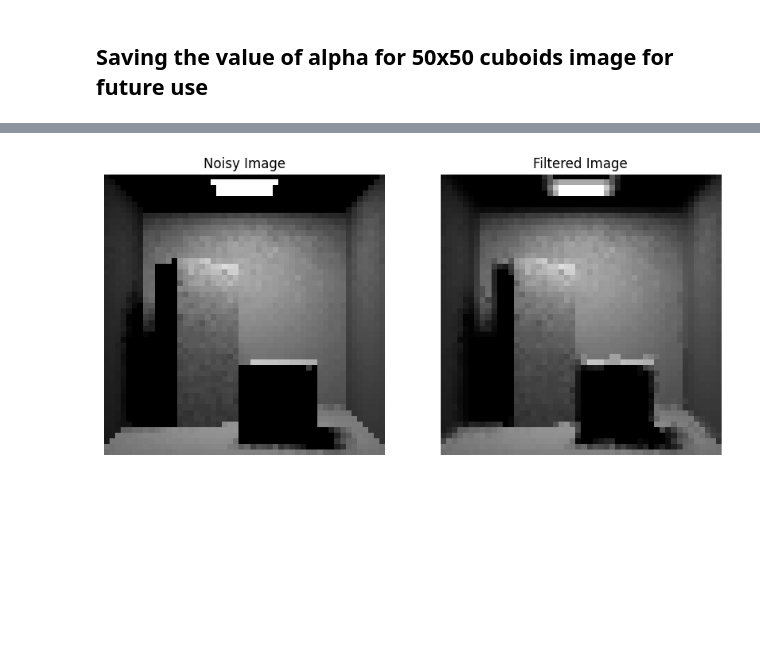
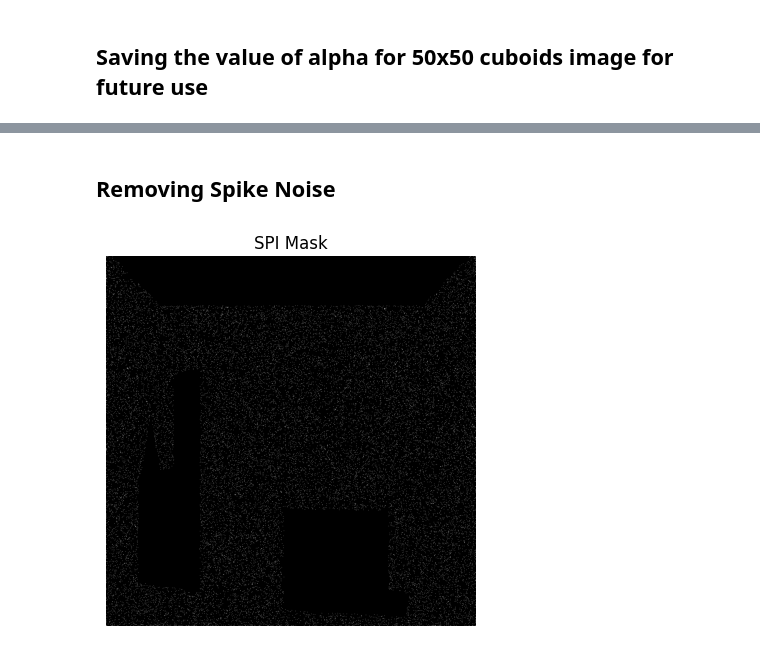
Before and after one commit to Vinit2244/Monte-Carlo-Noise-Removal-using-Sobel-Operator-and-Guided-Image-Filter, a Jupyter notebook: src/main2.ipynb, the cells around one changed output, grey strips where cells are left out. Cells and saved outputs as stored; diff of their text form; code cells hidden in the pictures; blank space fills up the shorter version.

```diff
--- a/src/main2.ipynb
+++ b/src/main2.ipynb
@@ -453,7 +426,7 @@ plt.show()
 # %% [markdown]
 ## Saving the value of alpha for 50x50 cuboids image for future use
 # %%
-with open("alpha_value.txt", "w") as f:
+with open("alpha_value23323.txt", "w") as f:
     for i in range(alpha_op.shape[0]):
         for j in range(alpha_op.shape[1]):
             f.write(str(alpha_op[i, j]) + " ")
@@ -472,13 +447,50 @@ filtered_image = cross_bilateral_filter(noisy_image, filtered_texture, filtered_
-# %%
-fig, ax = plt.subplots(1, 2, figsize=(10, 5))
-ax[0].imshow(noisy_image, cmap='gray')
-ax[0].set_title("Noisy Image")
-ax[0].axis('off')
-
-ax[1].imshow(filtered_image, cmap='gray')
-ax[1].set_title("Filtered Image")
-ax[1].axis('off')
-
-plt.show()
-# %% [output]
-[figure, removed]
+# %% [markdown]
+## Removing Spike Noise
+# %%
+def calculate_spi_mask(image, gradient_image, kernel_size=3):
+    gradient_image = gradient_image.astype(np.float32)
+    image = image.astype(np.float32)
+
+    pad_size = kernel_size // 2
+    padded_image = np.pad(image, pad_size, mode='reflect')
+    padded_gradient = np.pad(gradient_image, pad_size, mode='reflect')
+
+    height, width = image.shape
+    spi_mask = np.zeros_like(image, dtype=np.float32)
+
+    for i in range(height):
+        for j in range(width):
+            # Extract the kernel
+            kernel = padded_image[i:i + kernel_size, j:j + kernel_size]
+            grad_kernel = padded_gradient[i:i + kernel_size, j:j + kernel_size]
+
+            # Compute mean and standard deviation
+            mean_i = np.mean(kernel)
+            stdev_i = np.std(kernel)
+
+            # Center pixel
+            C_i = image[i, j]
+
+            # Gradient at center pixel
+            gra_i = gradient_image[i, j]
+
+            # Compute SPI value
+            spi_mask[i, j] = np.abs(mean_i - C_i) - max(gra_i, stdev_i)
+
+            if spi_mask[i, j] > 0:
+                spi_mask[i, j] = 1
+            else:
+                spi_mask[i, j] = 0
+
+    return spi_mask
+
+noisy_image = cv2.imread("../media/input/cuboids/1000.png", cv2.IMREAD_GRAYSCALE) / 255.0
+gradient_image = sobel_gradient(noisy_image)
+spi_mask = calculate_spi_mask(noisy_image, gradient_image)
+
+plt.imshow(spi_mask, cmap='gray')
+plt.axis('off')
+plt.title("SPI Mask")
+plt.show()
+# %% [output]
+[figure, added]
```
Also changed, not shown: parts of 12 cells of this notebook, 8 other files.
